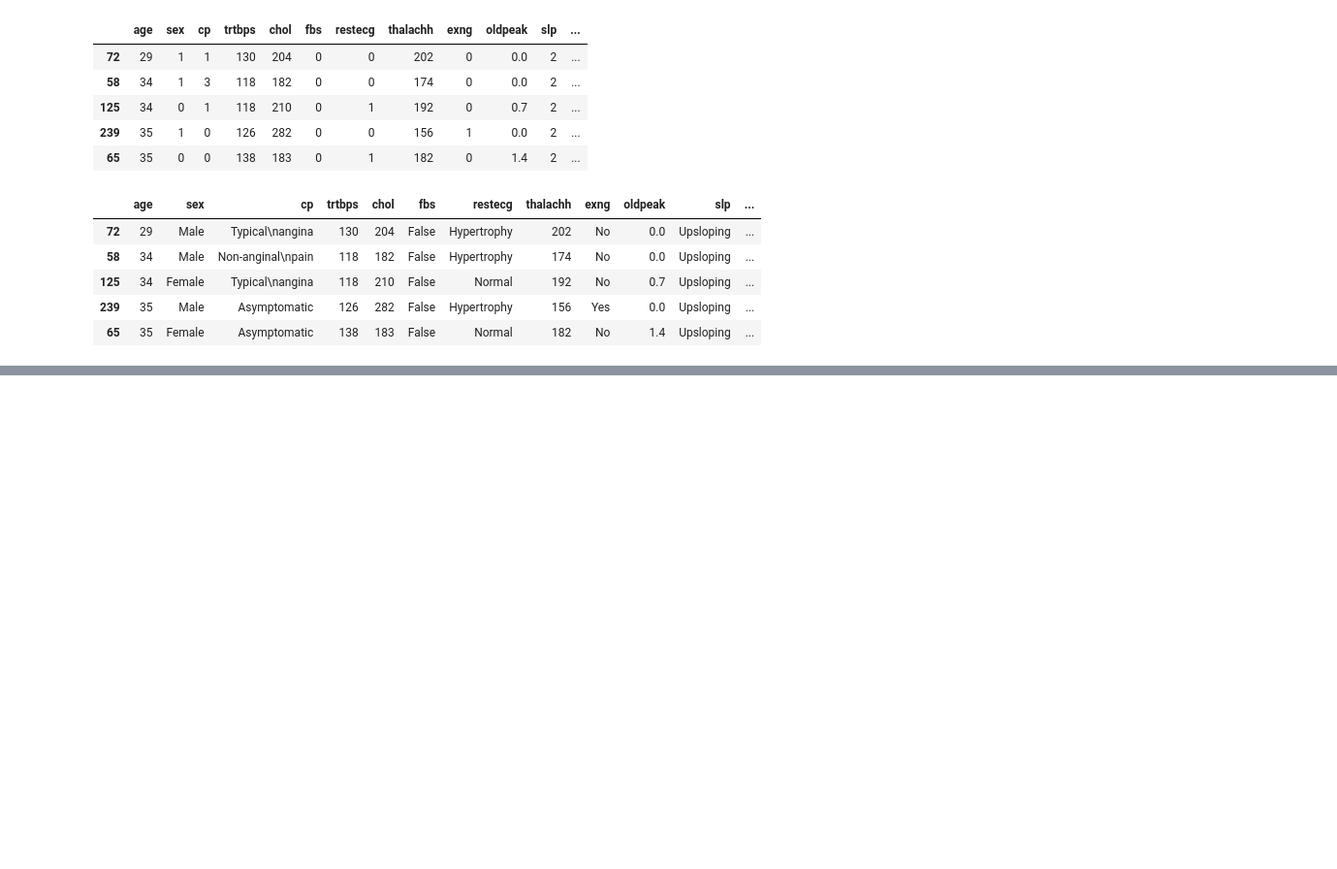
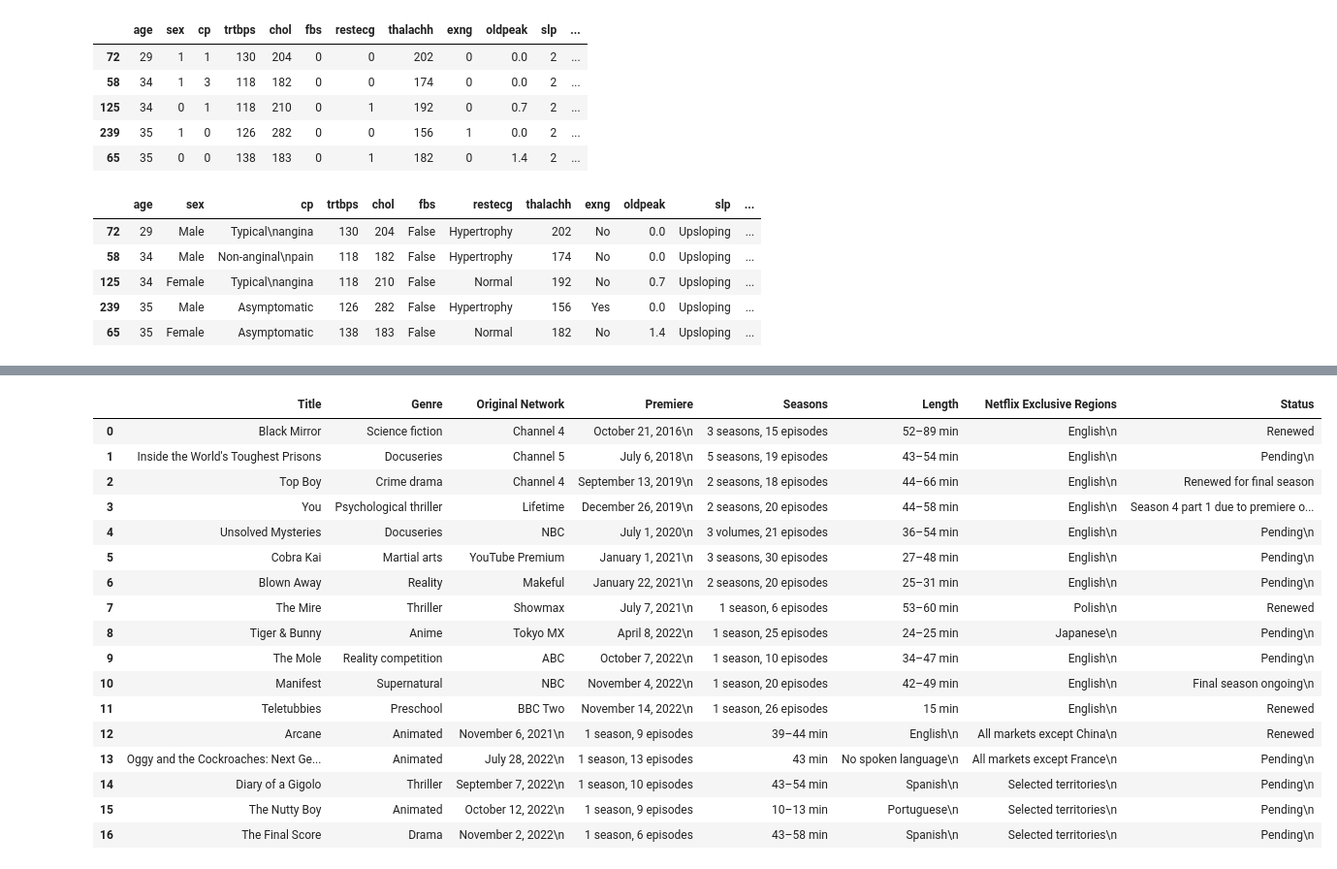
Before and after one commit to Anmolra88/UCDPA_AnmolRattan, a Jupyter notebook: Additional Functions.ipynb, the cells around one changed output, grey strips where cells are left out. Shown at 97% size. Drawn from its saved outputs; the diff is of its cells as text; code cells hidden in the pictures; blank space fills up the shorter version.

```diff
--- a/Additional Functions.ipynb
+++ b/Additional Functions.ipynb
@@ -87,0 +145,11 @@ data_eda.sort_values("age").head()
+# %%
+for table in range(len(all_tables)):
+    for row in all_tables[table].find_all("tr"):
+        cells=row.findAll('td')
+        if len(cells)==6:
+            Title.append(cells[0].find(text=True))
+            Genre.append(cells[1].find(text=True))
+            Premiere.append(cells[2].find(text=True))
+            Seasons.append(cells[3].find(text=True))
+            Length.append(cells[4].find(text=True))
+            Status.append(cells[5].find(text=True))
@@ -87,0 +183,52 @@ data_eda.sort_values("age").head()
+# %%
+Title=[]
+Genre=[]
+Original_Network=[]
+Premiere=[]
+Seasons=[]
+Length=[]
+Netflix_Exclusive_Regions=[]
+Status=[]
+# %%
+for table in range(len(all_tables)):
+    for row in all_tables[table].find_all("tr"):
+        cells=row.findAll('td')
+        if len(cells)==8:
+            Title.append(cells[0].find(text=True))
+            Genre.append(cells[1].find(text=True))
+            Original_Network.append(cells[2].find(text=True))
+            Premiere.append(cells[3].find(text=True))
+            Seasons.append(cells[4].find(text=True))
+            Length.append(cells[5].find(text=True))
+            Netflix_Exclusive_Regions.append(cells[6].find(text=True))
+            Status.append(cells[7].find(text=True))
+# %%
+df2=pd.DataFrame(Title,columns=['Title'])
+df2['Genre']=Genre
+df2['Original Network']=Original_Network
+df2['Premiere']=Premiere
+df2['Seasons']=Seasons
+df2['Length']=Length
+df2['Netflix Exclusive Regions']=Netflix_Exclusive_Regions
+df2['Status']=Status
+# %%
+df2.head(27)
+# %% [output]
+|  | Title | Genre | Original Network | Premiere | Seasons | Length | Netflix Exclusive Regions | Status |
+| 0 | Black Mirror | Science fiction | Channel 4 | October 21, 2016\n | 3 seasons, 15 episodes | 52–89 min | English\n | Renewed |
+| 1 | Inside the World's Toughest Prisons | Docuseries | Channel 5 | July 6, 2018\n | 5 seasons, 19 episodes | 43–54 min | English\n | Pending\n |
+| 2 | Top Boy | Crime drama | Channel 4 | September 13, 2019\n | 2 seasons, 18 episodes | 44–66 min | English\n | Renewed for final season |
+| 3 | You | Psychological thriller | Lifetime | December 26, 2019\n | 2 seasons, 20 episodes | 44–58 min | English\n | Season 4 part 1 due to premiere o... |
+| 4 | Unsolved Mysteries | Docuseries | NBC | July 1, 2020\n | 3 volumes, 21 episodes | 36–54 min | English\n | Pending\n |
+| 5 | Cobra Kai | Martial arts | YouTube Premium | January 1, 2021\n | 3 seasons, 30 episodes | 27–48 min | English\n | Pending\n |
+| 6 | Blown Away | Reality | Makeful | January 22, 2021\n | 2 seasons, 20 episodes | 25–31 min | English\n | Pending\n |
+| 7 | The Mire | Thriller | Showmax | July 7, 2021\n | 1 season, 6 episodes | 53–60 min | Polish\n | Renewed |
+| 8 | Tiger & Bunny | Anime | Tokyo MX | April 8, 2022\n | 1 season, 25 episodes | 24–25 min | Japanese\n | Pending\n |
+| 9 | The Mole | Reality competition | ABC | October 7, 2022\n | 1 season, 10 episodes | 34–47 min | English\n | Pending\n |
+| 10 | Manifest | Supernatural | NBC | November 4, 2022\n | 1 season, 20 episodes | 42–49 min | English\n | Final season ongoing\n |
+| 11 | Teletubbies | Preschool | BBC Two | November 14, 2022\n | 1 season, 26 episodes | 15 min | English\n | Renewed |
+| 12 | Arcane | Animated | November 6, 2021\n | 1 season, 9 episodes | 39–44 min | English\n | All markets except China\n | Renewed |
+| 13 | Oggy and the Cockroaches: Next Ge... | Animated | July 28, 2022\n | 1 season, 13 episodes | 43 min | No spoken language\n | All markets except France\n | Pending\n |
+| 14 | Diary of a Gigolo | Thriller | September 7, 2022\n | 1 season, 10 episodes | 43–54 min | Spanish\n | Selected territories\n | Pending\n |
+| 15 | The Nutty Boy | Animated | October 12, 2022\n | 1 season, 9 episodes | 10–13 min | Portuguese\n | Selected territories\n | Pending\n |
+| 16 | The Final Score | Drama | November 2, 2022\n | 1 season, 6 episodes | 43–58 min | Spanish\n | Selected territories\n | Pending\n |
```
Also changed, not shown: parts of 13 cells of this notebook, 2 other files.
